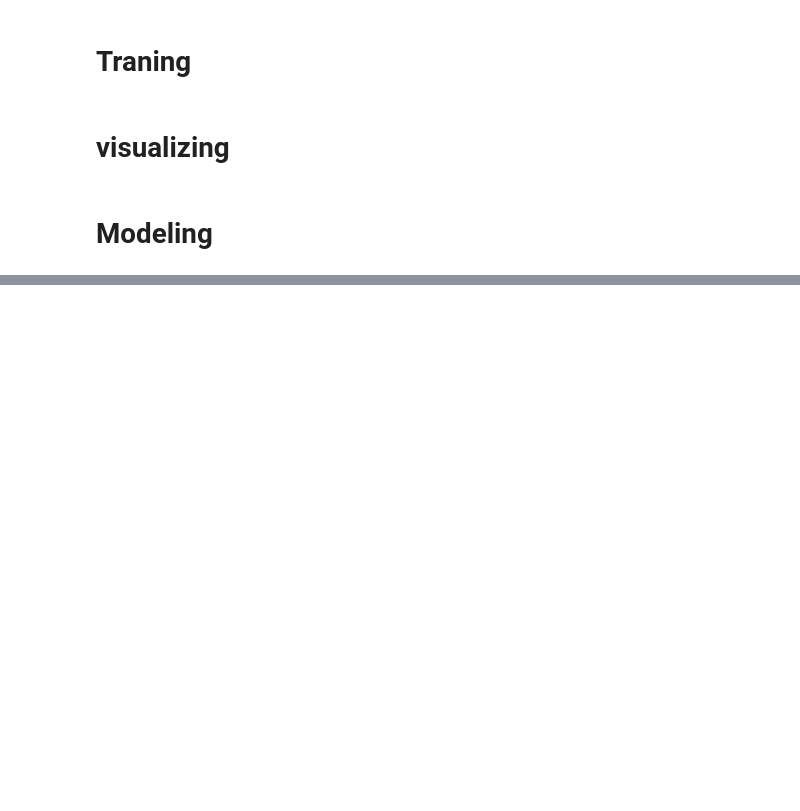
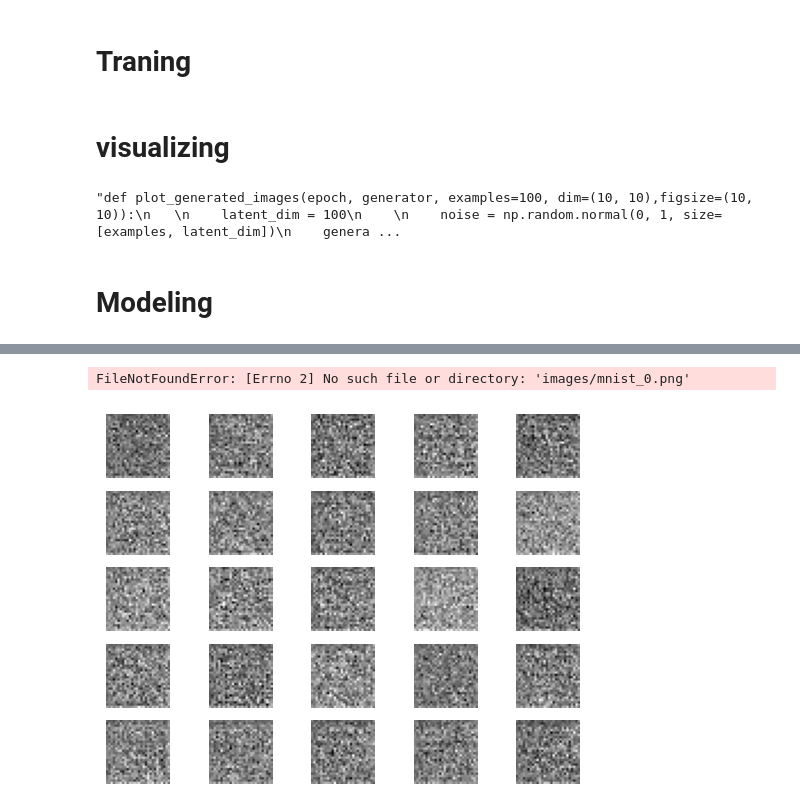
Before and after one commit to MohammadAghaei1/Generative-AI, a Jupyter notebook: GANs_&_VAEs.ipynb, the cells around one changed output, grey strips where cells are left out. Cells and saved outputs as stored; diff of their text form; code cells hidden in the pictures; blank space fills up the shorter version.

Commit message:
Update training and visualizing

```diff
--- a/GANs_&_VAEs.ipynb
+++ b/GANs_&_VAEs.ipynb
@@ -125,7 +190,11 @@ combined.summary()
 # %% [markdown]
 # **Traning**
 # %%
-def train(epochs, batch_size=128, save_interval=100):
+def train(epochs, batch_size=128, save_interval=50):
+
+    os.makedirs('images', exist_ok=True)
+
+    latent_dim = 100
 
     # Adversarial ground truths
     valid = np.ones((batch_size, 1))
@@ -148,10 +217,17 @@ def train(epochs, batch_size=128, save_interval=100):
         # Train the generator
         g_loss = combined.train_on_batch(noise, valid)
 
-        # printing progress
+        '''# printing progress
         print("%d [D loss: %f, acc.: %.2f%%] [G loss: %f]" %(epoch, D_loss[0], 100*D_loss[1], g_loss))
 
         if epoch % save_interval == 0:
-            plot_generated_images(epoch, generator)
+            plot_generated_images(epoch, generator)'''
+
+            # If at save interval
+        if epoch % save_interval == 0:
+            # Print the progress
+            print("%d [D loss: %f, acc.: %.2f%%] [G loss: %f]" % (epoch, D_loss[0], 100 * D_loss[1], g_loss))
+            # Save generated image samples
+            save_imgs(epoch)
 # %% [markdown]
 # **visualizing**
@@ -158,5 +255,8 @@ def train(epochs, batch_size=128, save_interval=100):
 # %%
-def plot_generated_images(epoch, generator, examples=100, dim=(10, 10),figsize=(10, 10)):
+'''def plot_generated_images(epoch, generator, examples=100, dim=(10, 10),figsize=(10, 10)):
+
+    latent_dim = 100
+
     noise = np.random.normal(0, 1, size=[examples, latent_dim])
     generated_images = generator.predict(noise)
     generated_images = generated_images.reshape(examples, 28, 28)
@@ -169,6 +269,8 @@ def plot_generated_images(epoch, generator, examples=100, dim=(10, 10),figsize=(
         plt.axis('off')
 
     plt.tight_layout()
-    plt.savefig('gan_generated_image_epoch_%d.png' % epoch)
+    plt.savefig('gan_generated_image_epoch_%d.png' % epoch)'''
+# %% [output]
+"def plot_generated_images(epoch, generator, examples=100, dim=(10, 10),figsize=(10, 10)):\n   \n    latent_dim = 100\n    \n    noise = np.random.normal(0, 1, size=[examples, latent_dim])\n    genera ...
 # %% [markdown]
 # **Modeling**
@@ -176,0 +277,10 @@ train(epochs=100, batch_size=32, save_interval=50)
+# %%
+start = time.time()
+
+train(epochs=10000, batch_size=32, save_interval=1000)
+
+end = time.time()
+elapsed_train_time = 'elapsed training time: {} min, {} sec '.format(int((end - start) / 60),
+                                                                     int((end - start) % 60))
+print(elapsed_train_time)
+# %% [output]
@@ -176,0 +290,2 @@ train(epochs=100, batch_size=32, save_interval=50)
+FileNotFoundError: [Errno 2] No such file or directory: 'images/mnist_0.png'
+[figure, added]
```
Also changed, not shown: parts of 14 cells of this notebook.
